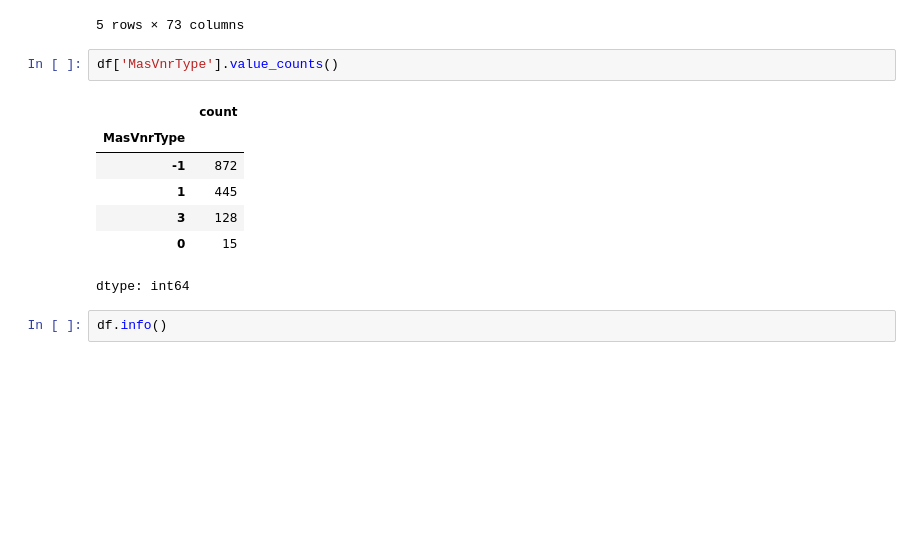
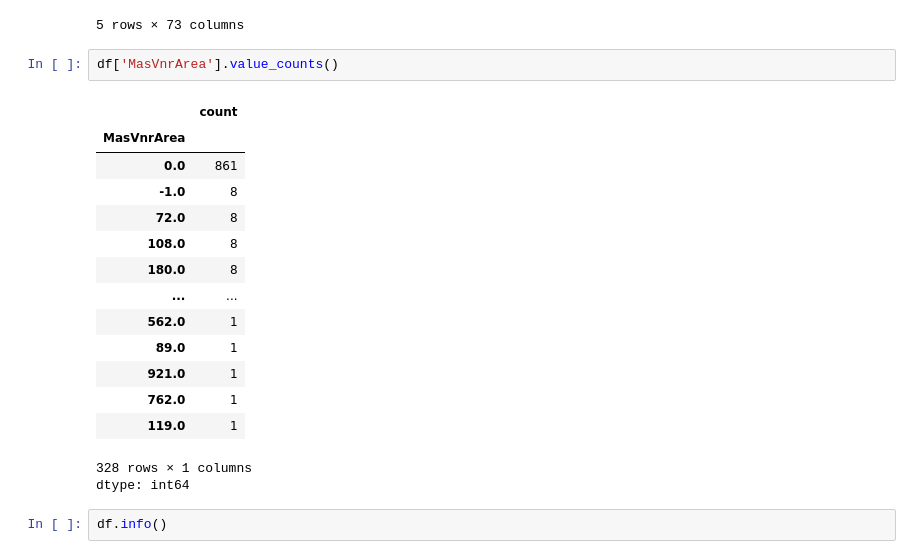
Before and after one commit to Bhargavvv412/house-price-prediction, a Jupyter notebook: House_Price_EDA.ipynb, the cells around one changed output. Saved outputs shown, nothing was run; the diff lists cells and outputs as text; blank space fills up the shorter version.

```diff
--- a/House_Price_EDA.ipynb
+++ b/House_Price_EDA.ipynb
@@ -168,14 +168,22 @@ df.head()
 | 4 | 60 | 3 | 84.0 | 14260 | 1 | 0 | 3 | 2 | 0 | ... |
 5 rows × 73 columns
 # %%
-df['MasVnrType'].value_counts()
+df['MasVnrArea'].value_counts()
 # %% [output]
 |  | count |
-| MasVnrType |  |
-| -1 | 872 |
-| 1 | 445 |
-| 3 | 128 |
-| 0 | 15 |
+| MasVnrArea |  |
+| 0.0 | 861 |
+| -1.0 | 8 |
+| 72.0 | 8 |
+| 108.0 | 8 |
+| 180.0 | 8 |
+| ... | ... |
+| 562.0 | 1 |
+| 89.0 | 1 |
+| 921.0 | 1 |
+| 762.0 | 1 |
+| 119.0 | 1 |
+328 rows × 1 columns
 dtype: int64
 # %%
 df.info()
```
Also changed, not shown: parts of 1 cell of this notebook.
